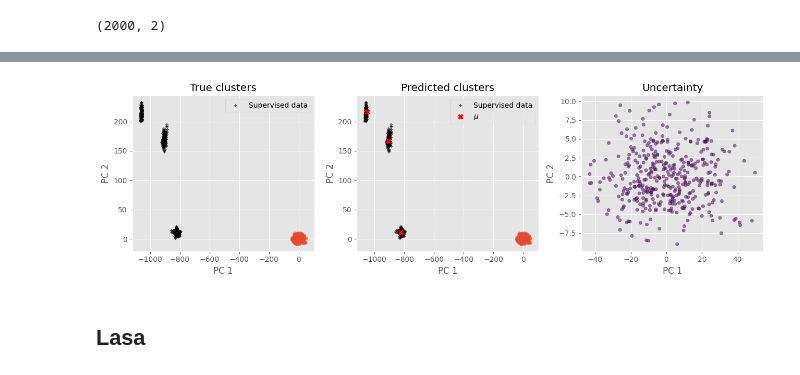
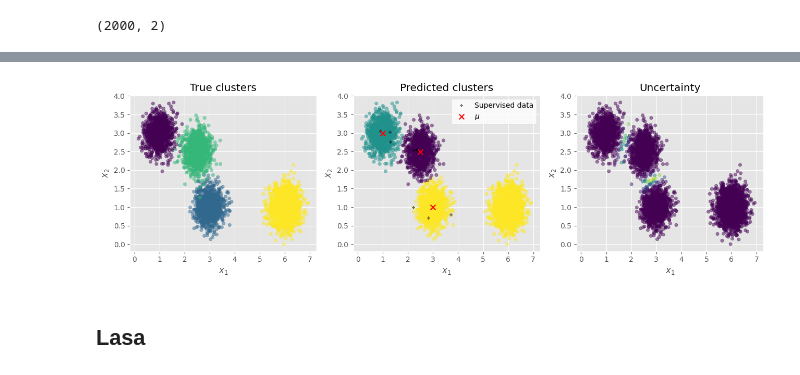
Before and after one commit to kir0ul/BayesClustering, a Jupyter notebook: GMM-semi-supervised.ipynb, the cells around one changed output, grey strips where cells are left out. Drawn from its saved outputs; the diff is of its cells as text; code cells hidden in the pictures.

```diff
--- a/GMM-semi-supervised.ipynb
+++ b/GMM-semi-supervised.ipynb
@@ -729,0 +777,3 @@ new_feat_mat
+# %%
+feat_mat_concat = pd.concat((feat_mat, new_feat_mat))
+feat_mat_concat
@@ -729,0 +794,3 @@ new_feat_mat
+# %%
+labels_gt_new = np.ones(new_data.shape[0]).astype(int) * 3
+labels_gt_new
@@ -729,0 +799,3 @@ new_feat_mat
+# %%
+labels_gt_concat = np.concat((labels_gt, labels_gt_new), axis=0)
+labels_gt_concat
@@ -730,6 +804,6 @@ new_feat_mat
 # %%
 gamma_resp, labels_pred = predict(
-    U=new_feat_mat.to_numpy(),
+    U=feat_mat_concat.to_numpy(),
     pi_mixing_prior=pi_mixing_prior,
     mu=mu,
     Sigma=Sigma,
@@ -757,58 +822,59 @@ gamma_resp, labels_pred
 # %%
-# Transform data to first two principal components for plotting
-pca = PCA(n_components=2)
-U_pca = pca.fit_transform(new_feat_mat.to_numpy())
-X_pca = pca.transform(feat_mat.to_numpy())
-mu_pca = pca.transform(mu)
+# # Transform data to first two principal components for plotting
+# pca = PCA(n_components=2)
+# U_pca = pca.fit_transform(new_feat_mat.to_numpy())
+# X_pca = pca.transform(feat_mat.to_numpy())
+# mu_pca = pca.transform(mu)
 
+U = feat_mat_concat.to_numpy()
 uncertainty = 1 - gamma_resp.max(axis=1)
 
 with plt.style.context("ggplot"):
     fig, ax = plt.subplots(nrows=1, ncols=3, figsize=(13, 4))
-    ax[0].scatter(U_pca[:, 0], U_pca[:, 1], alpha=0.5, s=20)  # , c=classes_gt)
-    ax[0].scatter(
-        X_pca[:, 0],
-        X_pca[:, 1],
-        marker="+",
-        c="k",
-        alpha=0.5,
-        s=20,
-        label="Supervised data",
-    )
+    ax[0].scatter(U[:, 0], U[:, 1], alpha=0.5, s=20, c=labels_gt_concat)
+    # ax[0].scatter(
+    #     X[:, 0],
+    #     X[:, 1],
+    #     marker="+",
+    #     c="k",
+    #     alpha=0.5,
+    #     s=20,
+    #     label="Supervised data",
+    # )
     ax[0].set_title("True clusters")
-    ax[1].scatter(U_pca[:, 0], U_pca[:, 1], alpha=0.5, s=20)  # , c=labels_pred)
+    ax[1].scatter(U[:, 0], U[:, 1], alpha=0.5, s=20, c=labels_pred)
     ax[1].scatter(
-        X_pca[:, 0],
-        X_pca[:, 1],
+        X[:, 0],
+        X[:, 1],
         marker="+",
         c="k",
         alpha=0.5,
         s=20,
         label="Supervised data",
     )
     ax[1].scatter(
-        mu_pca[:, 0],
-        mu_pca[:, 1],
-        marker="X",
+        mu[:, 0],
+        mu[:, 1],
+        marker="x",
         c="r",
         alpha=1,
         s=50,
         label=r"$\mu$",
     )
     ax[1].set_title("Predicted clusters")
-    ax[2].scatter(U_pca[:, 0], U_pca[:, 1], c=uncertainty, alpha=0.5, s=20)
+    ax[2].scatter(U[:, 0], U[:, 1], alpha=0.5, s=20, c=uncertainty)
     ax[2].set_title("Uncertainty")
     for axi in ax:
-        axi.set_xlabel("PC 1")
-        axi.set_ylabel("PC 2")
-    for axi in ax[:2]:
-        axi.legend(loc="best")
-    for axi in ax[:2]:
-        axi.legend(loc="best")
+        # axi.set_xlabel("PC 1")
+        # axi.set_ylabel("PC 2")
+        axi.set_xlabel(f"$x_1$")
+        axi.set_ylabel(f"$x_2$")
+    # for axi in ax[:2]:
+    ax[1].legend(loc="best", facecolor="white")
     fig.tight_layout()
     plt.show()
 # %% [output]
-[figure, old version]
+[figure, new version]
 # %%
 # from tslearn.preprocessing import TimeSeriesScalerMeanVariance
 # from tslearn.clustering import TimeSeriesKMeans
```
Also changed, not shown: parts of 64 cells of this notebook, 3 other files.
